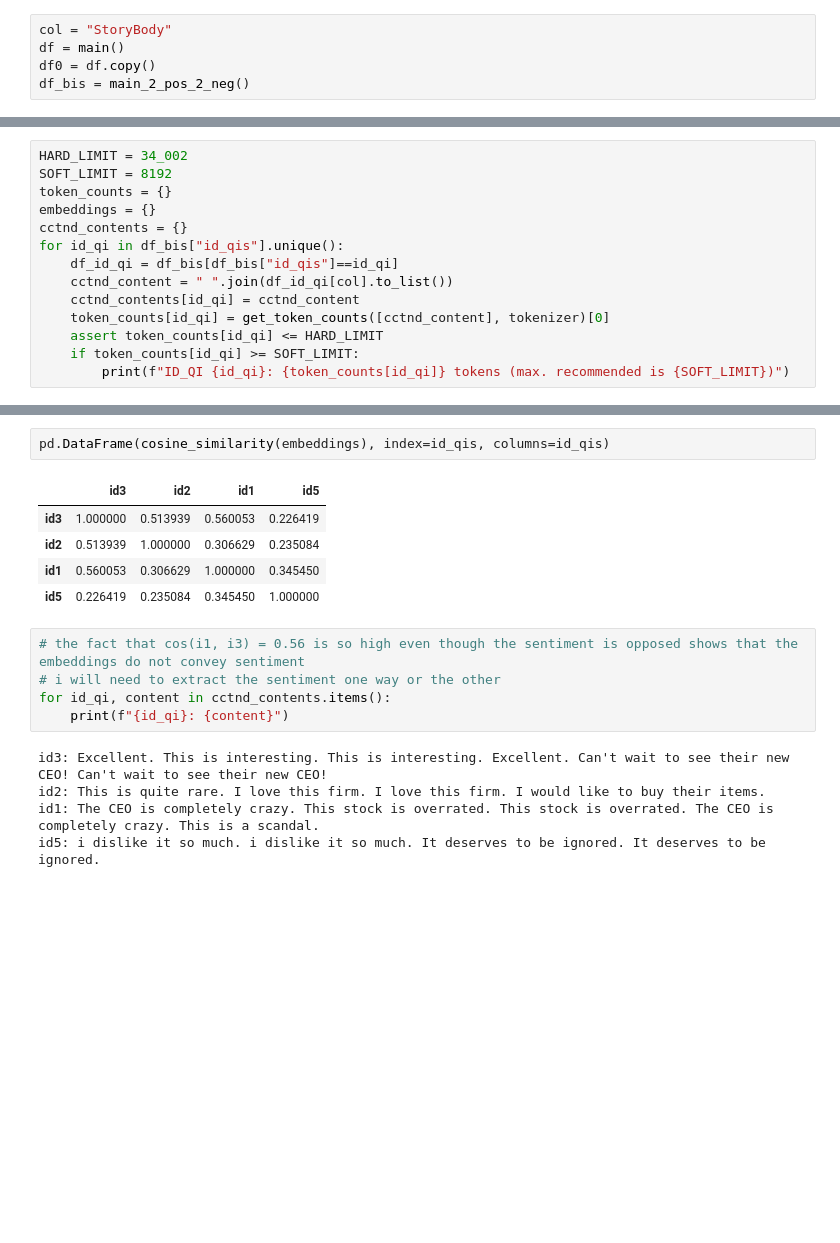
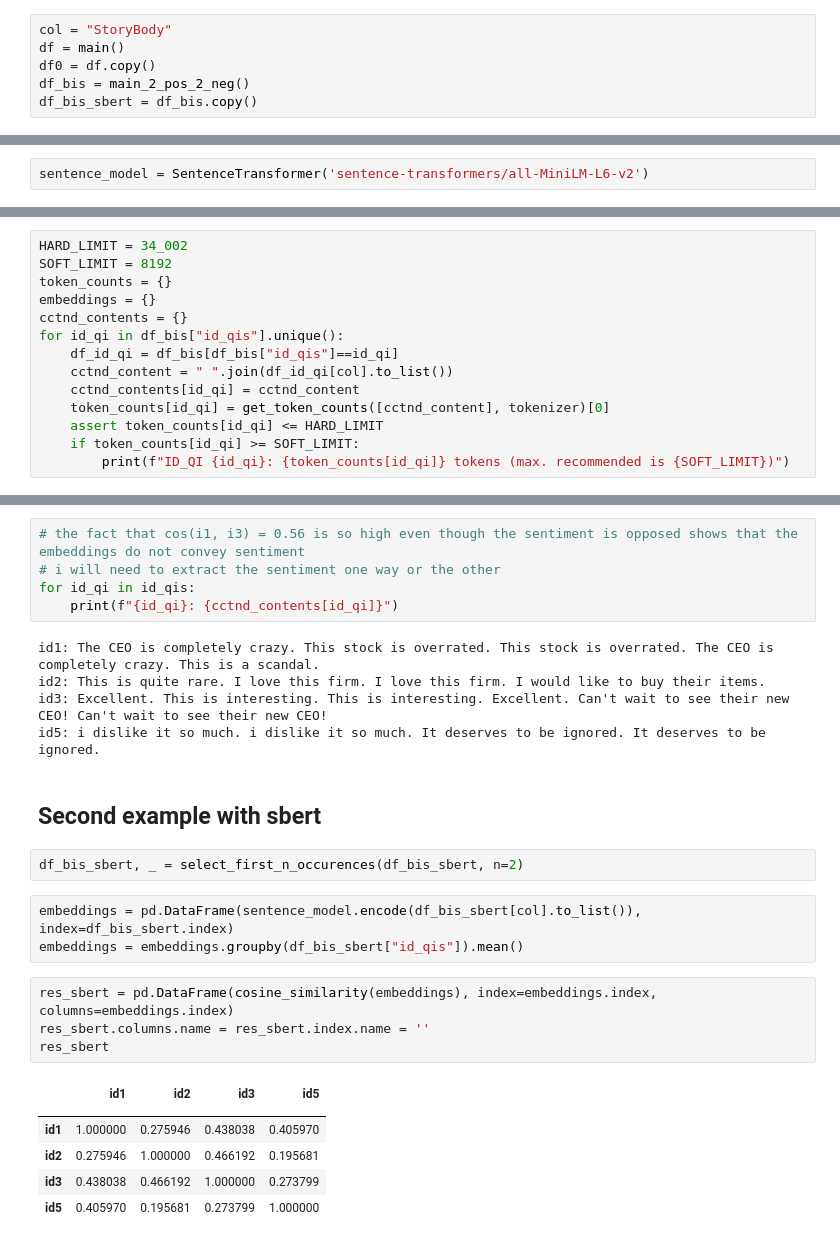
Before and after one commit to pirmil/A, a Jupyter notebook: doc_level_embeddings_2.ipynb, the cells around one changed output, grey strips where cells are left out. Drawn from its saved outputs; the diff is of its cells as text; blank space fills up the shorter version.

```diff
--- a/doc_level_embeddings_2.ipynb
+++ b/doc_level_embeddings_2.ipynb
@@ -15,6 +18,7 @@ col = "StoryBody"
 df = main()
 df0 = df.copy()
 df_bis = main_2_pos_2_neg()
+df_bis_sbert = df_bis.copy()
 # %% [output]
 20 rows
 30 rows
@@ -22,6 +26,8 @@ df_bis = main_2_pos_2_neg()
 model_path = 'Alibaba-NLP/gte-base-en-v1.5'
 tokenizer = AutoTokenizer.from_pretrained(model_path)
 model = AutoModel.from_pretrained(model_path, trust_remote_code=True).to(device)
+# %%
+sentence_model = SentenceTransformer('sentence-transformers/all-MiniLM-L6-v2')
 # %% [markdown]
 # First example
 # %%
@@ -103,18 +121,28 @@ embeddings = pd.DataFrame(embeddings, index=id_qis)
-# %%
-pd.DataFrame(cosine_similarity(embeddings), index=id_qis, columns=id_qis)
-# %% [output]
-|  | id3 | id2 | id1 | id5 |
-| id3 | 1.000000 | 0.513939 | 0.560053 | 0.226419 |
-| id2 | 0.513939 | 1.000000 | 0.306629 | 0.235084 |
-| id1 | 0.560053 | 0.306629 | 1.000000 | 0.345450 |
-| id5 | 0.226419 | 0.235084 | 0.345450 | 1.000000 |
 # %%
 # the fact that cos(i1, i3) = 0.56 is so high even though the sentiment is opposed shows that the embeddings do not convey sentiment
 # i will need to extract the sentiment one way or the other
-for id_qi, content in cctnd_contents.items():
-    print(f"{id_qi}: {content}")
+for id_qi in id_qis:
+    print(f"{id_qi}: {cctnd_contents[id_qi]}")
 # %% [output]
+id1: The CEO is completely crazy. This stock is overrated. This stock is overrated. The CEO is completely crazy. This is a scandal.
+id2: This is quite rare. I love this firm. I love this firm. I would like to buy their items.
 id3: Excellent. This is interesting. This is interesting. Excellent. Can't wait to see their new CEO! Can't wait to see their new CEO!
-id2: This is quite rare. I love this firm. I love this firm. I would like to buy their items.
-id1: The CEO is completely crazy. This stock is overrated. This stock is overrated. The CEO is completely crazy. This is a scandal.
 id5: i dislike it so much. i dislike it so much. It deserves to be ignored. It deserves to be ignored.
+# %% [markdown]
+## Second example with sbert
+# %%
+df_bis_sbert, _ = select_first_n_occurences(df_bis_sbert, n=2)
+# %%
+embeddings = pd.DataFrame(sentence_model.encode(df_bis_sbert[col].to_list()), index=df_bis_sbert.index)
+embeddings = embeddings.groupby(df_bis_sbert["id_qis"]).mean()
+# %%
+res_sbert = pd.DataFrame(cosine_similarity(embeddings), index=embeddings.index, columns=embeddings.index)
+res_sbert.columns.name = res_sbert.index.name = ''
+res_sbert
+# %% [output]
+|  | id1 | id2 | id3 | id5 |
+|  |  |  |  |  |
+| id1 | 1.000000 | 0.275946 | 0.438038 | 0.405970 |
+| id2 | 0.275946 | 1.000000 | 0.466192 | 0.195681 |
+| id3 | 0.438038 | 0.466192 | 1.000000 | 0.273799 |
+| id5 | 0.405970 | 0.195681 | 0.273799 | 1.000000 |
```
Also changed, not shown: parts of 8 cells of this notebook.
